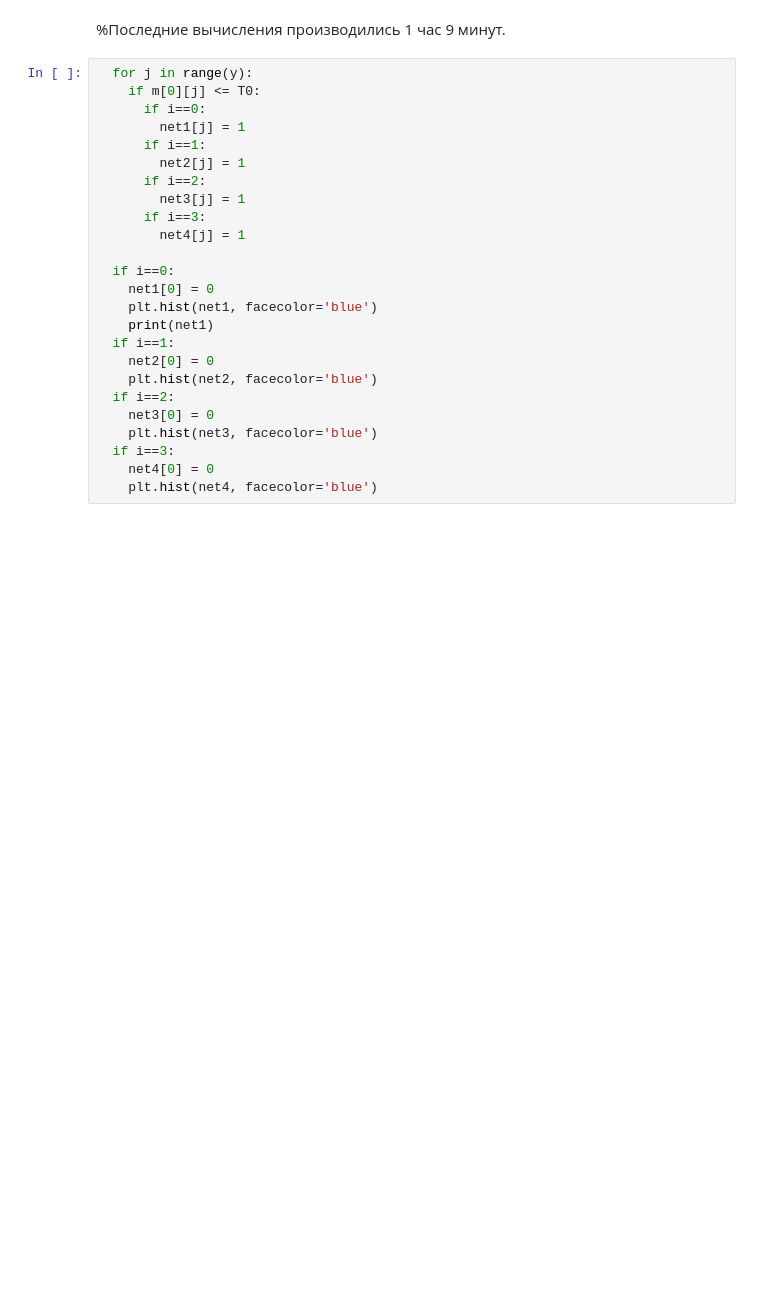
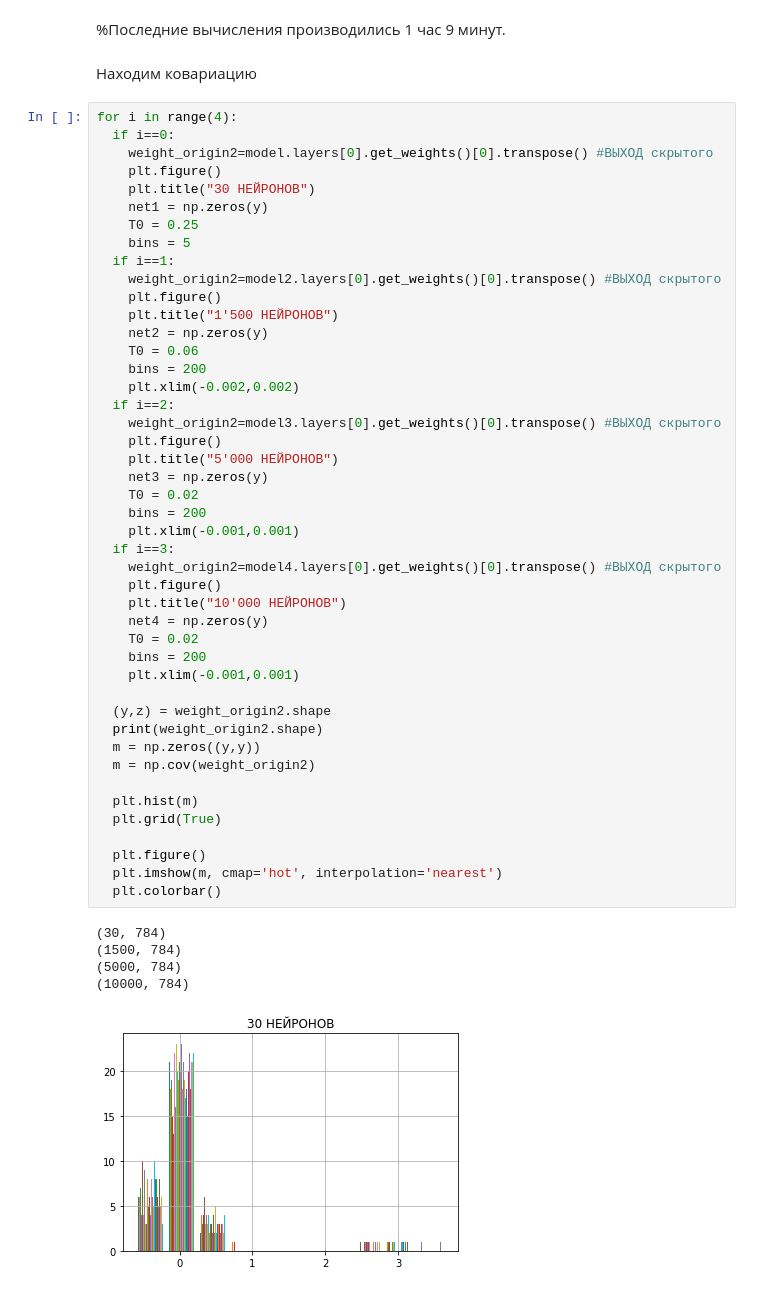
Before and after one commit to helenross636/magic_season, a Jupyter notebook: Load_nets+work_#7.ipynb, the cells around one changed output. Cells and saved outputs as stored; diff of their text form; blank space fills up the shorter version.

```diff
--- a/Load_nets+work_#7.ipynb
+++ b/Load_nets+work_#7.ipynb
@@ -393,27 +389,55 @@ for i in range(4):
 # %% [markdown]
 %Последние вычисления производились 1 час 9 минут.
-# %%
-  for j in range(y):
-    if m[0][j] <= T0:
-      if i==0:
-        net1[j] = 1
-      if i==1:
-        net2[j] = 1
-      if i==2:
-        net3[j] = 1
-      if i==3:
-        net4[j] = 1
-
-  if i==0:
-    net1[0] = 0
-    plt.hist(net1, facecolor='blue')
-    print(net1)
-  if i==1:
-    net2[0] = 0
-    plt.hist(net2, facecolor='blue')
-  if i==2:
-    net3[0] = 0
-    plt.hist(net3, facecolor='blue')
-  if i==3:
-    net4[0] = 0
-    plt.hist(net4, facecolor='blue')
+# %% [markdown]
+Находим ковариацию
+# %%
+for i in range(4):
+  if i==0:
+    weight_origin2=model.layers[0].get_weights()[0].transpose() #ВЫХОД скрытого
+    plt.figure()
+    plt.title("30 НЕЙРОНОВ")
+    net1 = np.zeros(y)
+    T0 = 0.25
+    bins = 5
+  if i==1:
+    weight_origin2=model2.layers[0].get_weights()[0].transpose() #ВЫХОД скрытого
+    plt.figure()
+    plt.title("1'500 НЕЙРОНОВ")
+    net2 = np.zeros(y)
+    T0 = 0.06
+    bins = 200
+    plt.xlim(-0.002,0.002)
+  if i==2:
+    weight_origin2=model3.layers[0].get_weights()[0].transpose() #ВЫХОД скрытого
+    plt.figure()
+    plt.title("5'000 НЕЙРОНОВ")
+    net3 = np.zeros(y)
+    T0 = 0.02
+    bins = 200
+    plt.xlim(-0.001,0.001)
+  if i==3:
+    weight_origin2=model4.layers[0].get_weights()[0].transpose() #ВЫХОД скрытого
+    plt.figure()
+    plt.title("10'000 НЕЙРОНОВ")
+    net4 = np.zeros(y)
+    T0 = 0.02
+    bins = 200
+    plt.xlim(-0.001,0.001)
+
+  (y,z) = weight_origin2.shape
+  print(weight_origin2.shape)
+  m = np.zeros((y,y))
+  m = np.cov(weight_origin2)
+
+  plt.hist(m)
+  plt.grid(True)
+
+  plt.figure()
+  plt.imshow(m, cmap='hot', interpolation='nearest')
+  plt.colorbar()
+# %% [output]
+(30, 784)
+(1500, 784)
+(5000, 784)
+(10000, 784)
+[figure, added]
```
Also changed, not shown: parts of 7 cells of this notebook.
